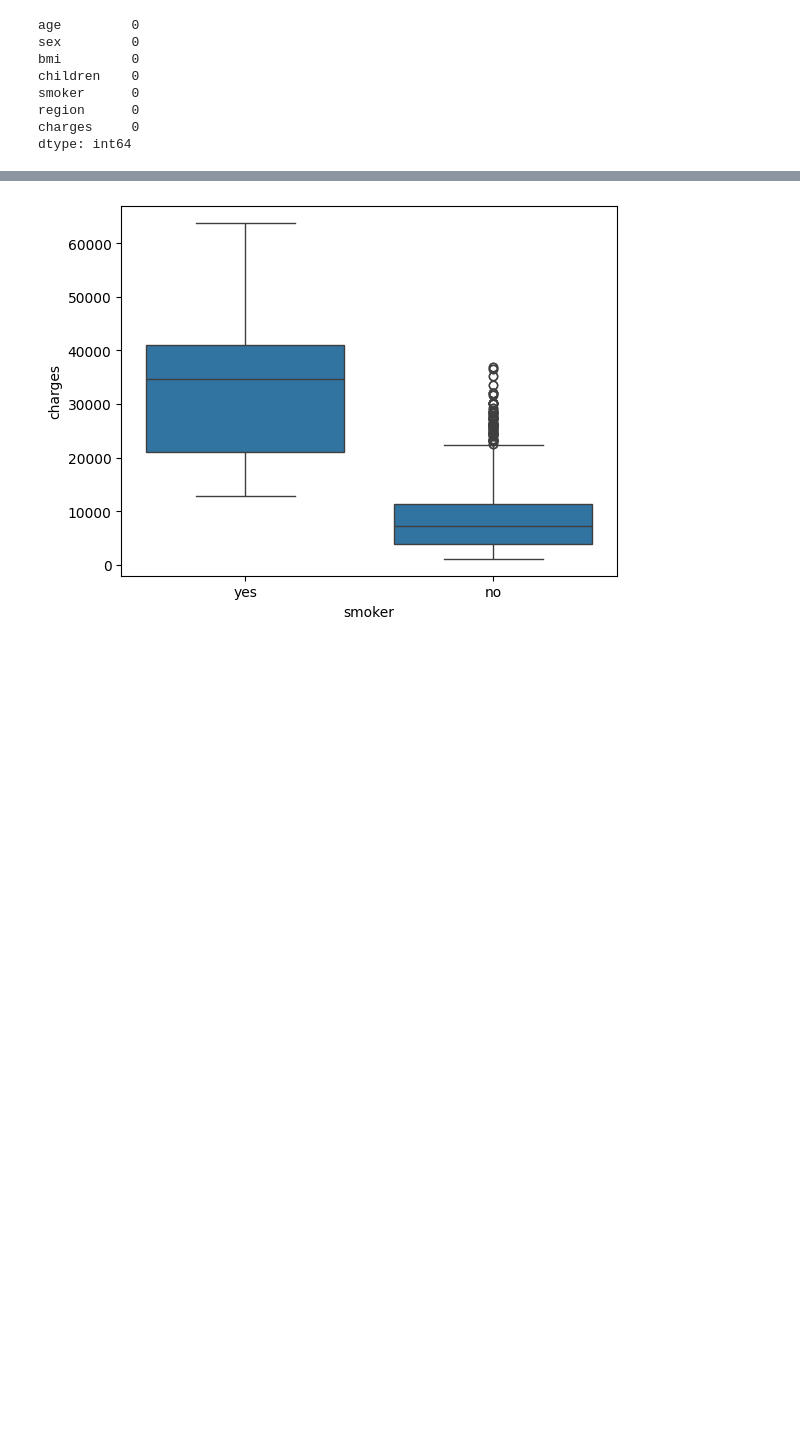
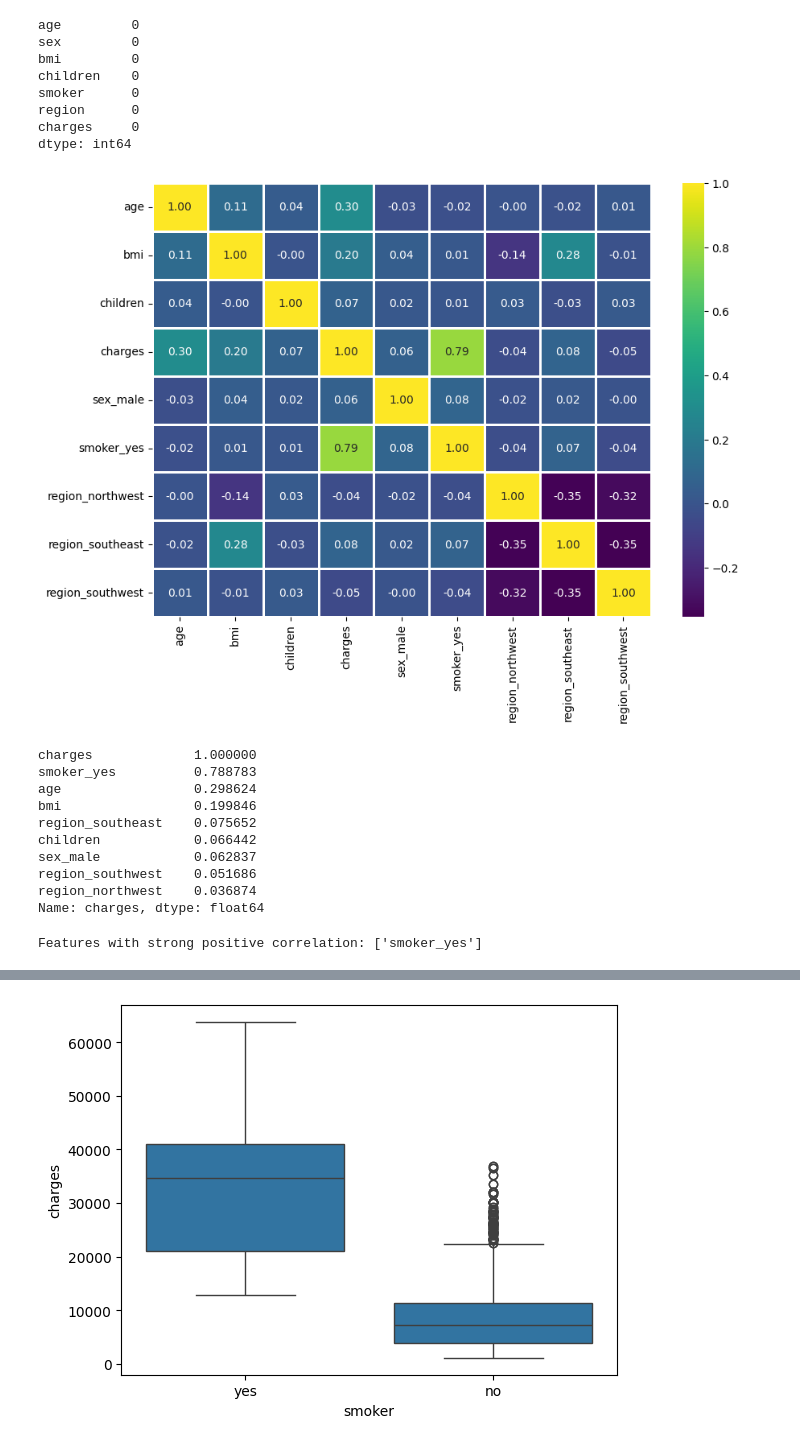
Before and after one commit to GirmaSis/Data_analytics_on_medical_insurance_costs, a Jupyter notebook: medical_costs.ipynb, the cells around one changed output, grey strips where cells are left out. Cells and saved outputs as stored; diff of their text form; code cells hidden in the pictures; blank space fills up the shorter version.

Commit message:
correlation matrix plot

```diff
--- a/medical_costs.ipynb
+++ b/medical_costs.ipynb
@@ -46 +48,35 @@ sns.heatmap(correlation_matrix, annot=True)
 plt.show()
+# %%
+# Identifying categorical columns
+categorical_cols = df.select_dtypes(include=['object']).columns
+
+# One-hot encode the categorical columns
+data_encoded = pd.get_dummies(df, columns=categorical_cols, drop_first=True)
+
+# Display the first few rows of the encoded dataframe
+data_encoded.head()
+
+data_encoded.to_csv('dataset/medical_insurance_encoded.csv', index=False)
+# %%
+# Correlation matrix
+corr = data_encoded.corr()
+plt.figure(figsize=(10, 7))
+sns.heatmap(corr, annot=True, cmap='viridis', fmt='.2f', linewidths=2)
+plt.show()
+
+
+# Correlation with the target variable
+corr_target = abs(corr['charges'])
+print(corr_target.sort_values(ascending=False))
+# %% [output]
+[figure, added]
+charges             1.000000
+smoker_yes          0.788783
+age                 0.298624
+bmi                 0.199846
+region_southeast    0.075652
+children            0.066442
+sex_male            0.062837
+region_southwest    0.051686
+region_northwest    0.036874
+Name: charges, dtype: float64
@@ -46,0 +87,7 @@ plt.show()
+# %%
+# Assuming 'data_encoded' is your DataFrame and 'charges' is your target variable
+corr_matrix = data_encoded.corr()
+strong_corr_features = corr_matrix[corr_matrix['charges'] > 0.5].index.drop('charges')
+print("Features with strong positive correlation:", strong_corr_features.tolist())
+# %% [output]
+Features with strong positive correlation: ['smoker_yes']
```
Also changed, not shown: parts of 6 cells of this notebook, 1 other file.
